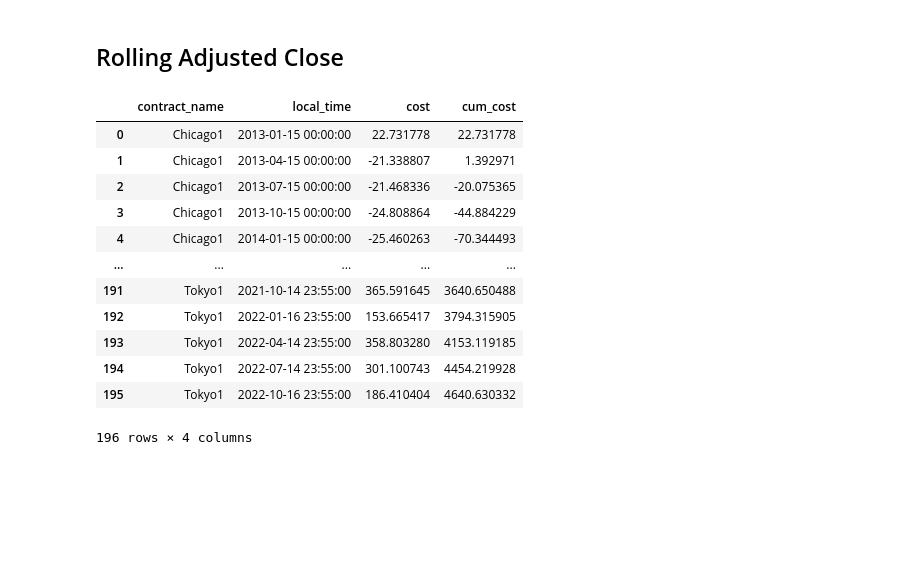
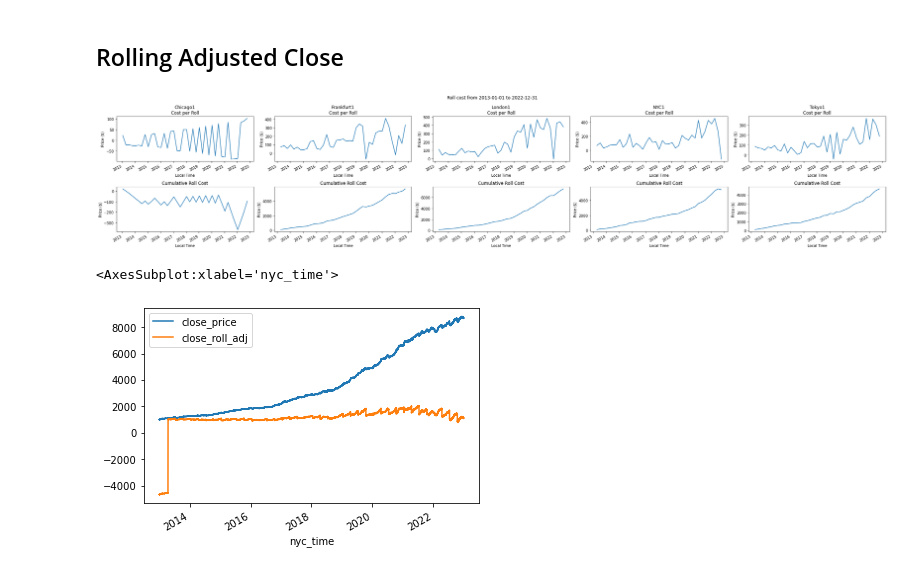
Before and after one commit to diegodalvarez/SyntheticFuturesAnalysis, a Jupyter notebook: notebook/Analysis.ipynb, the cells around one changed output. Saved outputs shown, nothing was run; the diff lists cells and outputs as text; code cells hidden in the pictures; blank space fills up the shorter version.

```diff
--- a/notebook/Analysis.ipynb
+++ b/notebook/Analysis.ipynb
@@ -257,53 +252,53 @@ def _get_roll_cost(df: pd.DataFrame) -> pd.DataFrame:
     df_grouped = (df_first_last_shifted.assign(
         group = np.repeat(range(1, int(len(df_first_last_shifted) / 2) + 1), 2)).
         groupby(["group"]).
         apply(_calc_roll_cost).
         set_index("local_time").
         assign(cum_cost = lambda x: np.cumsum(x.cost)))
 
     return df_grouped
 
 def get_roll_cost(df_price: pd.DataFrame) -> pd.DataFrame:
 
     df_out = (df_price[
         ["local_time", "contract", "close_price", "contract_name"]].
         groupby("contract_name").
         apply(_get_roll_cost).
         reset_index())
 
     return df_out
 
 def plot_roll_cost(df_price: pd.DataFrame, figsize: tuple = (30, 6)) -> pd.DataFrame:
 
     df_roll_cost = get_roll_cost(df_price)
     contract_names = df_roll_cost.contract_name.drop_duplicates().to_list()
-    fig, axes = plt.subplots(ncols = len(contract_name), nrows = 2, figsize = figsize)
 
-    for i, contract_name in enumerate(contract_names):
+    fig, axes = plt.subplots(ncols = len(contract_names), nrows = 2, figsize = figsize)
+    for i, contract in enumerate(contract_names):
 
         df_tmp = (df_roll_cost.query(
-            "contract_name == @contract_name").
+            "contract_name == @contract").
             drop(columns = ["contract_name"]).
-            set_index("local_time"))
+            rename(columns = {"local_time": "Local Time"}).
+            set_index("Local Time"))
 
-        df_tmp["cost"].plot(
-            ax = axes[i,0])
+        (df_tmp["cost"].plot(
+            ax = axes[0,i],
+            title = "{}\nCost per Roll".format(contract),
+            ylabel = "Price ($)"))
 
         (df_tmp["cum_cost"].plot(
-            ax = axes[i,1]))
+            ax = axes[1,i],
+            ylabel = "Price ($)",
+            title = "Cumulative Roll Cost"))
+
+    fig.suptitle("Roll cost from {} to {}".format(
+        df_price.local_time.min().date(),
+        df_price.local_time.max().date()))
+
+    plt.tight_layout()
+
+df_roll_cost = get_roll_cost(df_price)
+plot_roll_cost(df_price)
+# %% [output]
+[figure, added]
-# %%
-get_roll_cost(df_price)
-# %% [output]
-|  | contract_name | local_time | cost | cum_cost |
-| 0 | Chicago1 | 2013-01-15 00:00:00 | 22.731778 | 22.731778 |
-| 1 | Chicago1 | 2013-04-15 00:00:00 | -21.338807 | 1.392971 |
-| 2 | Chicago1 | 2013-07-15 00:00:00 | -21.468336 | -20.075365 |
-| 3 | Chicago1 | 2013-10-15 00:00:00 | -24.808864 | -44.884229 |
-| 4 | Chicago1 | 2014-01-15 00:00:00 | -25.460263 | -70.344493 |
-| ... | ... | ... | ... | ... |
-| 191 | Tokyo1 | 2021-10-14 23:55:00 | 365.591645 | 3640.650488 |
-| 192 | Tokyo1 | 2022-01-16 23:55:00 | 153.665417 | 3794.315905 |
-| 193 | Tokyo1 | 2022-04-14 23:55:00 | 358.803280 | 4153.119185 |
-| 194 | Tokyo1 | 2022-07-14 23:55:00 | 301.100743 | 4454.219928 |
-| 195 | Tokyo1 | 2022-10-16 23:55:00 | 186.410404 | 4640.630332 |
-196 rows × 4 columns
@@ -309,0 +314,9 @@ get_roll_cost(df_price)
+# %%
+(df_test.query(
+    "contract_name == 'London1'").
+    set_index("nyc_time")
+    [["close_price", "close_roll_adj"]].
+    plot())
+# %% [output]
+<AxesSubplot:xlabel='nyc_time'>
+[figure, added]
```
Also changed, not shown: parts of 11 cells of this notebook, 2 other files.
